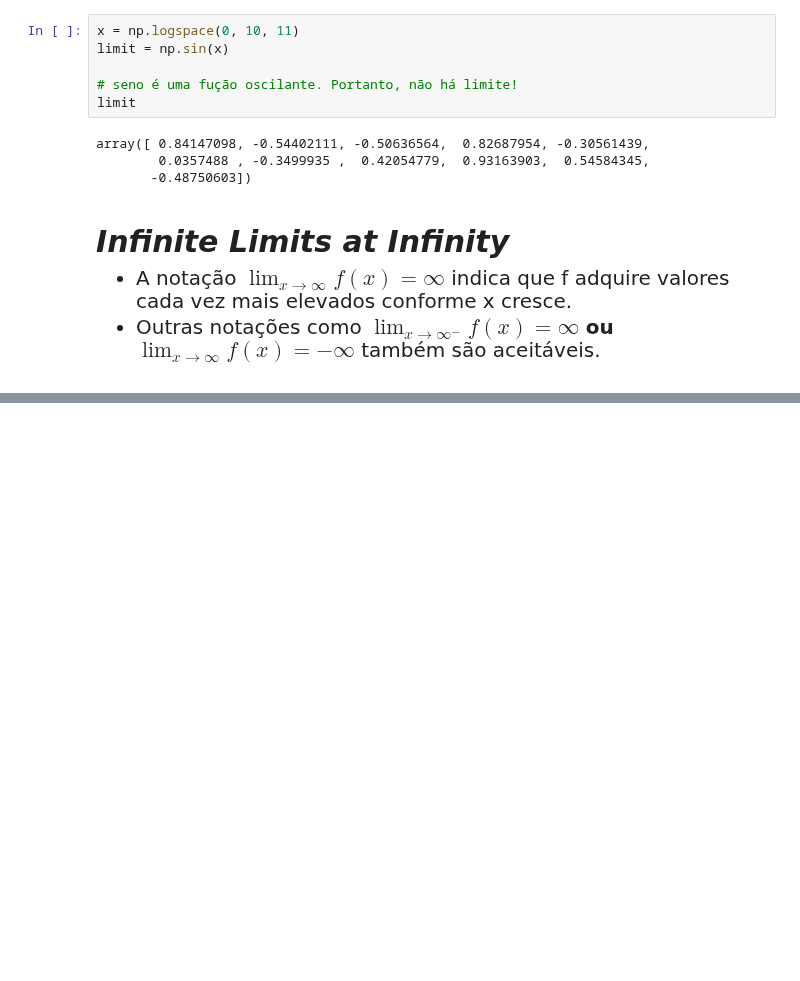
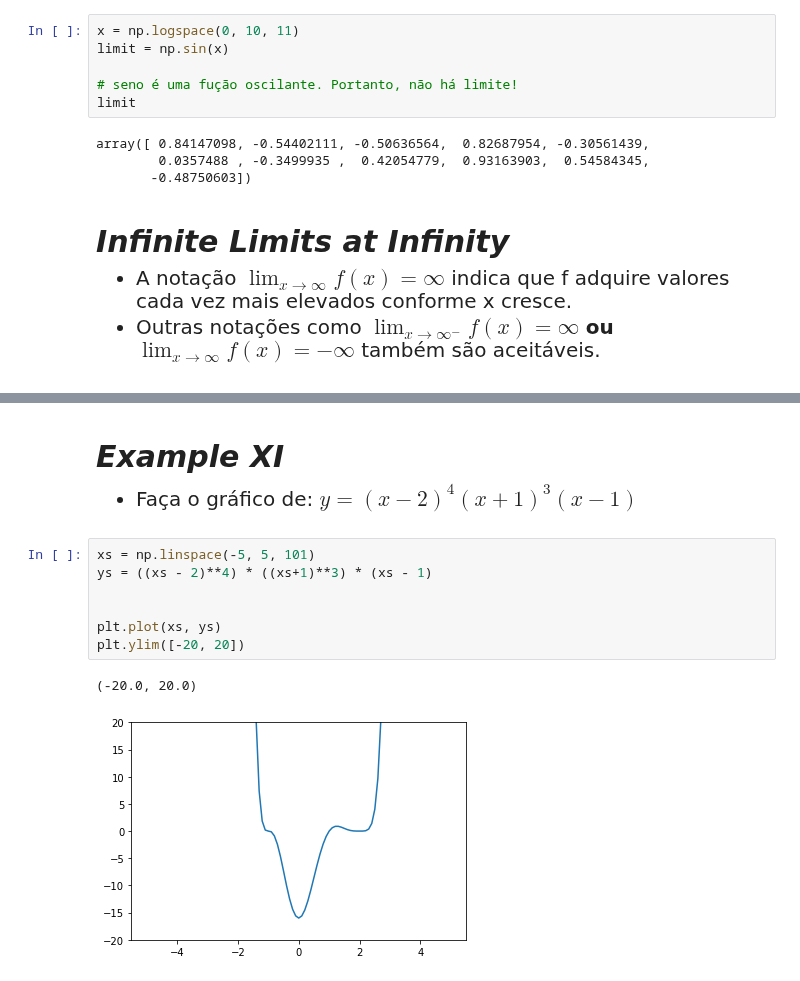
Before and after one commit to felipesveiga/Calculus, a Jupyter notebook: Chapter 2/stewart2.ipynb, the cells around one changed output, grey strips where cells are left out. Drawn from its saved outputs; the diff is of its cells as text; blank space fills up the shorter version.

```diff
--- a/Chapter 2/stewart2.ipynb
+++ b/Chapter 2/stewart2.ipynb
@@ -1611,0 +1688,19 @@ array([ 0.84147098, -0.54402111, -0.50636564,  0.82687954, -0.30561439,
+# %% [markdown]
+<h3 style='font-size:30px;font-style:italic'> Example XI</h3>
+<div>
+    <ul style='font-size:20px'>
+        <li>
+            Faça o gráfico de: $y=(x-2)^{4}(x+1)^{3}(x-1)$
+        </li>
+    </ul>
+</div>
+# %%
+xs = np.linspace(-5, 5, 101)
+ys = ((xs - 2)**4) * ((xs+1)**3) * (xs - 1)
+
+
+plt.plot(xs, ys)
+plt.ylim([-20, 20])
+# %% [output]
+(-20.0, 20.0)
+[figure, added]
```
Also changed, not shown: parts of 14 cells of this notebook.
